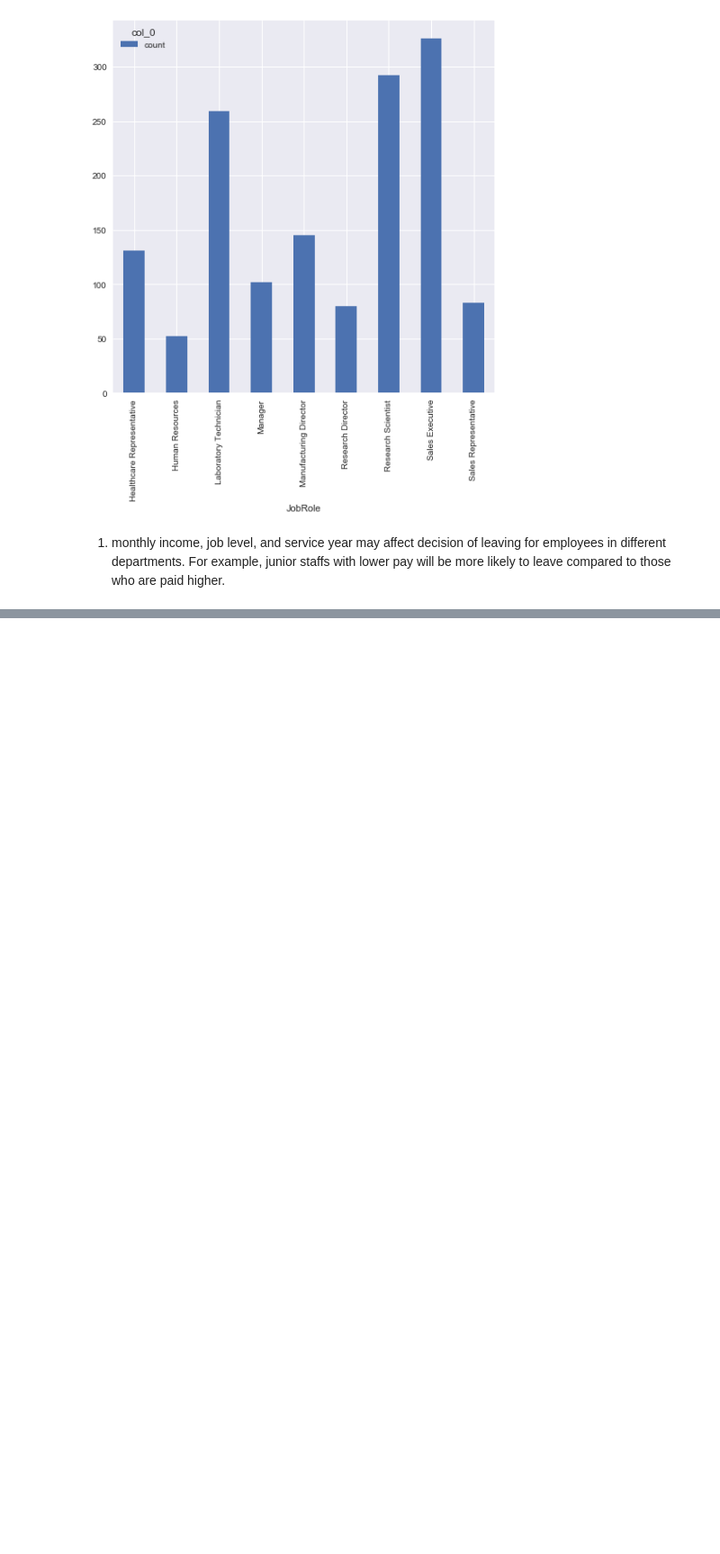
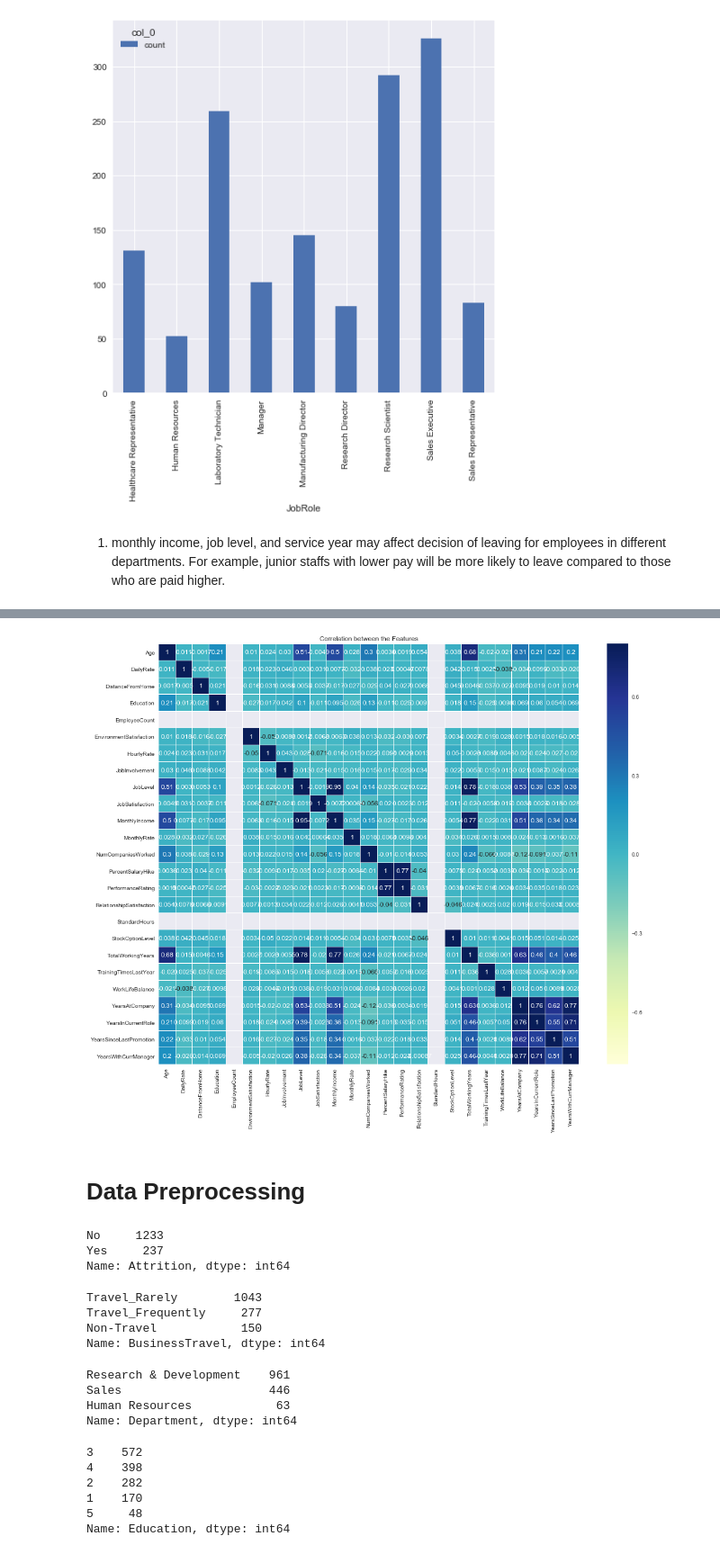
Before and after one commit to MallikarjunNamagiri/AnalyticalVidhya, a Jupyter notebook: Employee Attrition Prediction/EmployeeAttritionPrediction.ipynb, the cells around one changed output, grey strips where cells are left out. Shown: that part at 90% size. Cells and saved outputs as stored; diff of their text form; code cells hidden in the pictures; blank space fills up the shorter version.

```diff
--- a/Employee Attrition Prediction/EmployeeAttritionPrediction.ipynb
+++ b/Employee Attrition Prediction/EmployeeAttritionPrediction.ipynb
@@ -178,0 +183,41 @@ fig(
+# %%
+corr = data1.corr()
+plt.figure(figsize=(18,14))
+
+sns.heatmap(corr, vmax = 0.8, linewidths=0.01,
+           square = True, annot = True, cmap = 'YlGnBu', linecolor = "white")
+plt.title("Correlation between the Features")
+plt.show()
+# %% [output]
+[figure, added]
+# %% [markdown]
+# Data Preprocessing
+# %%
+data1['Attrition'].value_counts()
+# %% [output]
+No     1233
+Yes     237
+Name: Attrition, dtype: int64
+# %%
+data1['BusinessTravel'].value_counts()
+# %% [output]
+Travel_Rarely        1043
+Travel_Frequently     277
+Non-Travel            150
+Name: BusinessTravel, dtype: int64
+# %%
+data1['Department'].value_counts()
+# %% [output]
+Research & Development    961
+Sales                     446
+Human Resources            63
+Name: Department, dtype: int64
+# %%
+data1['Education'].value_counts()
+# %% [output]
+3    572
+4    398
+2    282
+1    170
+5     48
+Name: Education, dtype: int64
```
Also changed, not shown: parts of 17 cells of this notebook.
